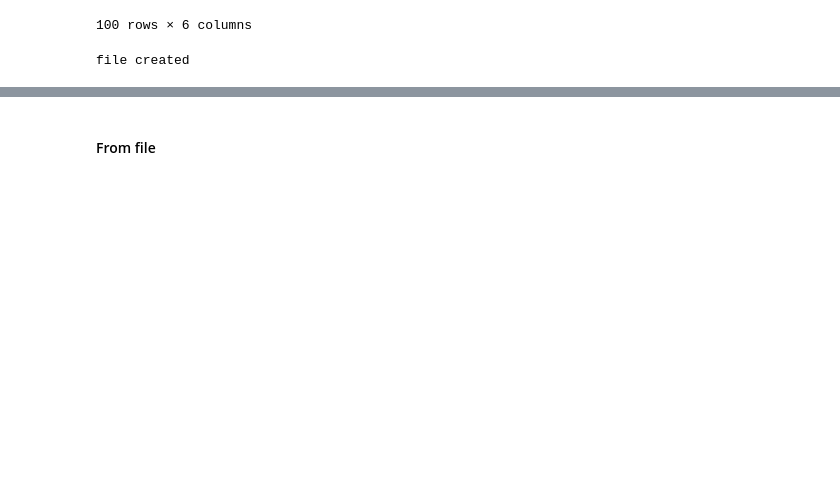
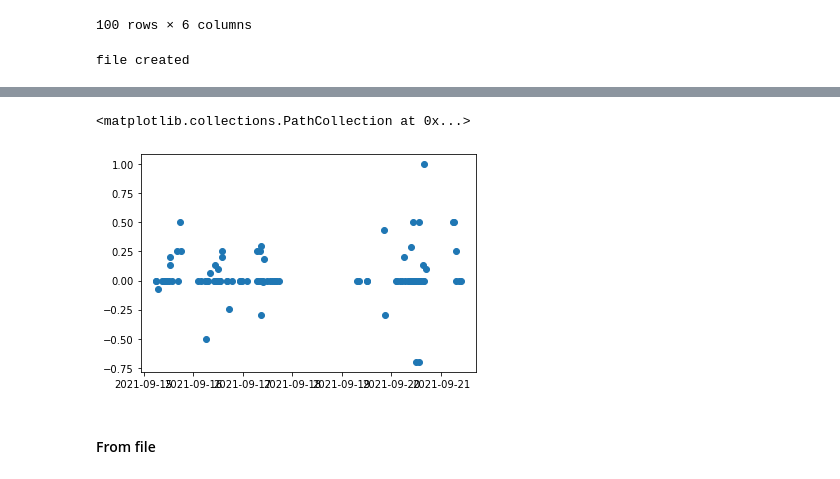
Before and after one commit to ArshidSri/Sentiment_Analysis_Summarization_webscrapping, a Jupyter notebook: Stock_sentiment_Analysis.ipynb, the cells around one changed output, grey strips where cells are left out. Cells and saved outputs as stored; diff of their text form; code cells hidden in the pictures; blank space fills up the shorter version.

```diff
--- a/Stock_sentiment_Analysis.ipynb
+++ b/Stock_sentiment_Analysis.ipynb
@@ -597,3 +626,8 @@ file created
+# %%
+matplotlib_sentiment(sentiment_df['Time_pdformat'],sentiment_df["textblob_polarity"])
+# %% [output]
+<matplotlib.collections.PathCollection at 0x...>
+[figure, added]
 # %% [markdown]
 #### From file
 # %%
```
Also changed, not shown: parts of 23 cells of this notebook.
